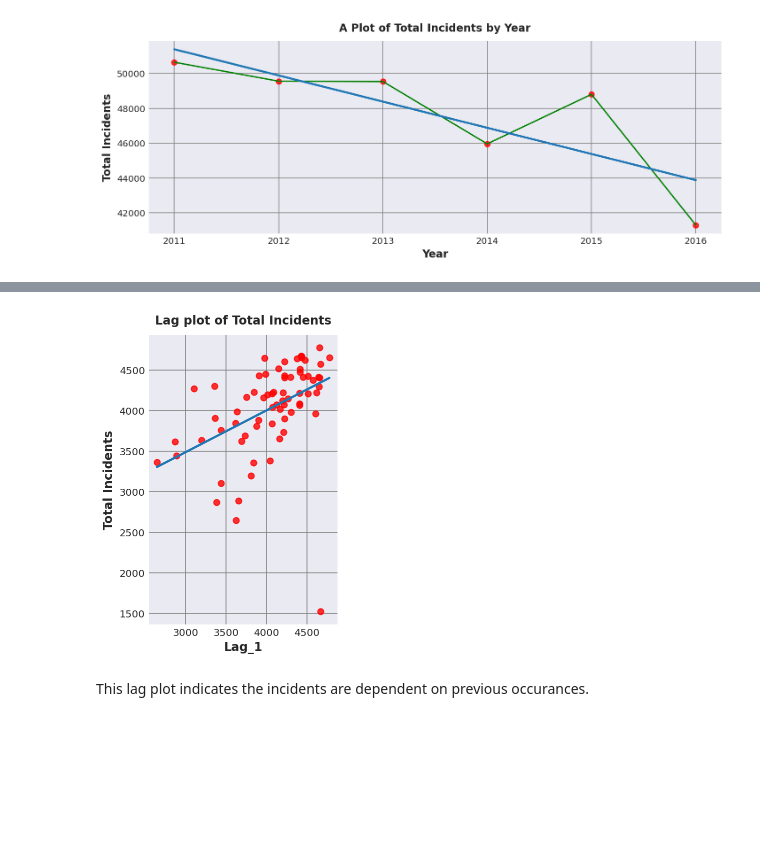
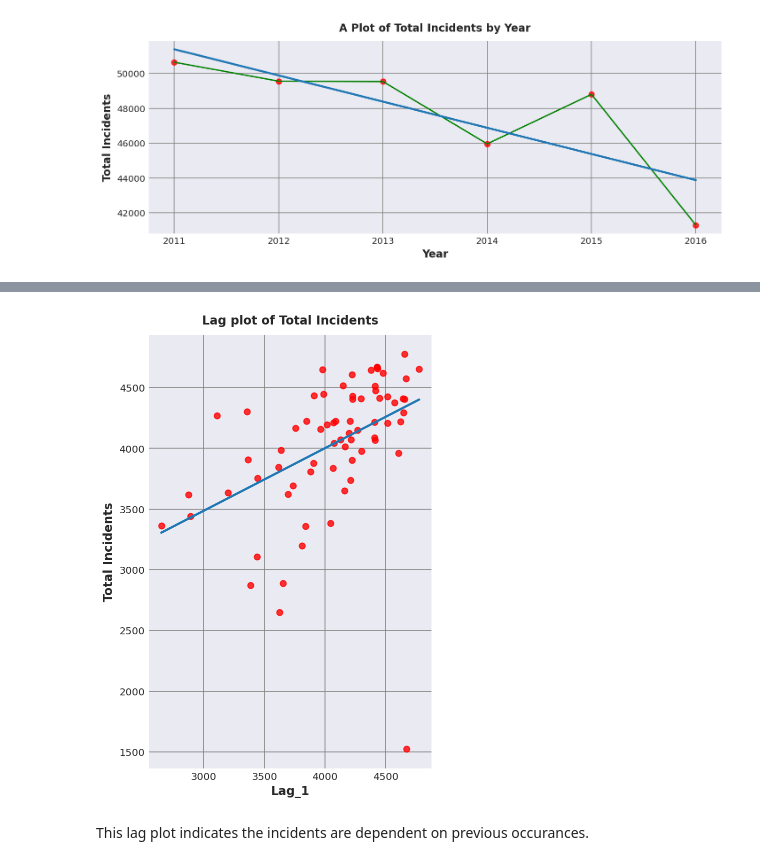
Before and after one commit to sebhatgg/Baltimore-Crimes, a Jupyter notebook: TIM_8535Week4.ipynb, the cells around one changed output, grey strips where cells are left out. Cells and saved outputs as stored; diff of their text form; code cells hidden in the pictures; blank space fills up the shorter version.

```diff
--- a/TIM_8535Week4.ipynb
+++ b/TIM_8535Week4.ipynb
@@ -285,0 +285,3 @@ baltimeyear.head()
+# %%
+baltimeyear2['Lag_1'] = baltimeyear2['Total Incidents'].shift(1)
+baltimeyear2 = baltimeyear2.reindex(columns=['Total Incidents', 'Lag_1'])
@@ -286,11 +308,11 @@ baltimeyear.head()
 # %%
 from IPython.core.pylabtools import figsize
-figsize(10,5)
+figsize(15,7)
 fig, ax = plt.subplots()
-ax = sns.regplot(x='Lag_1', y='Total Incidents', data=baltimeyear, ci=None, scatter_kws=dict(color='r'))
+ax = sns.regplot(x='Lag_1', y='Total Incidents', data=baltimeyear2, ci=None, scatter_kws=dict(color='r'))
 ax.set_aspect('equal')
 ax.set_title('Lag plot of Total Incidents');
 # %% [output]
-[figure, old version]
+[figure, new version]
 # %% [markdown]
 This lag plot indicates the incidents are dependent on previous occurances.
```
Also changed, not shown: parts of 3 cells of this notebook.
